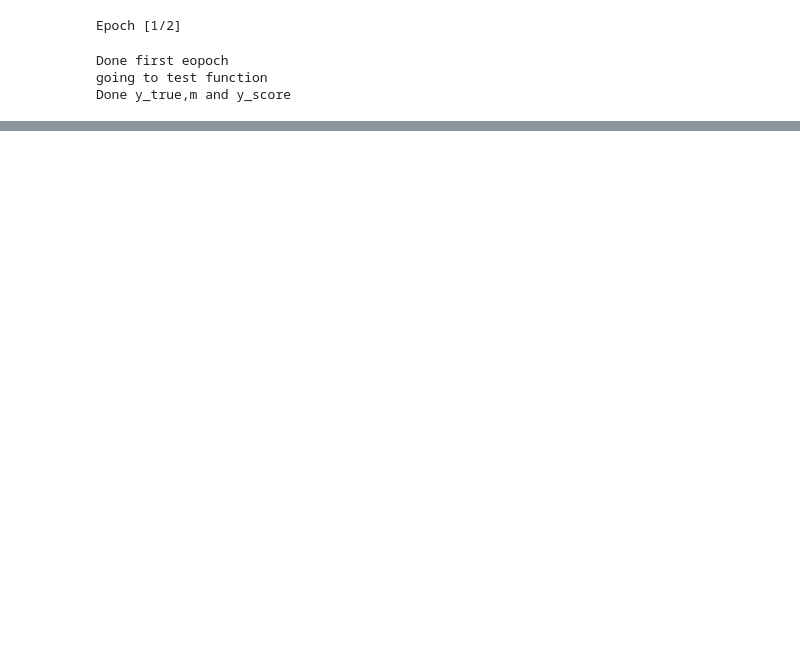
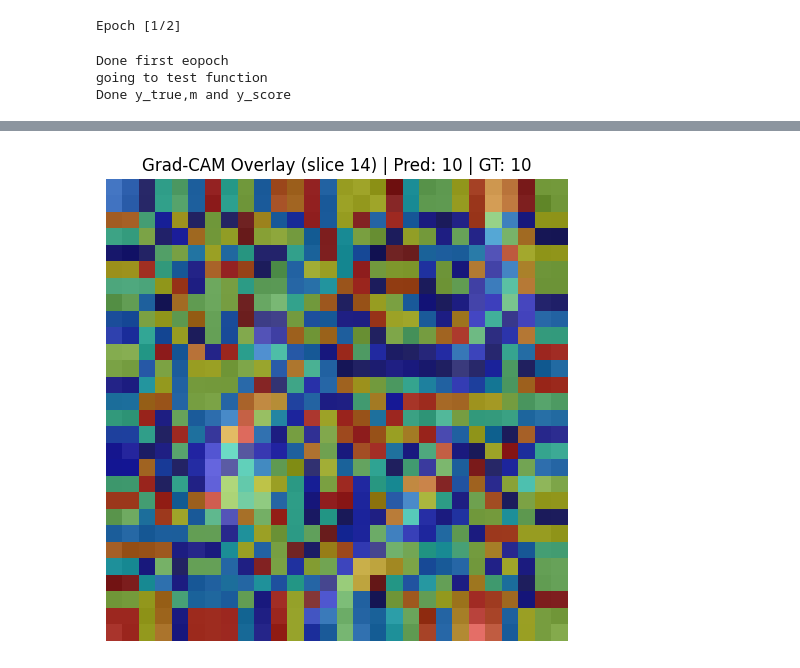
Before and after one commit to Manasa0120/Med-ViT-3D, a Jupyter notebook: Final_code.ipynb, the cells around one changed output, grey strips where cells are left out. Cells and saved outputs as stored; diff of their text form; code cells hidden in the pictures; blank space fills up the shorter version.

Commit message:
final code add in auto train

```diff
--- a/Final_code.ipynb
+++ b/Final_code.ipynb
@@ -422,13 +502,17 @@ n_classes
 # %%
+
 history = training_and_record(
     model_class=MedViT_small,
-    model_name="MedViT_retinamnist",
-    NUM_EPOCHS=2,
-    lr=0.001,
+    model_name=f"MedViT2D_{data_flag}",
+    NUM_EPOCHS=NUM_EPOCHS,
+    lr=lr,
     momentum=0.9,
     train_loader=train_loader,
     train_loader_at_eval=train_loader_at_eval,
-    test_loader=test_loader
+    test_loader=test_loader,
+    n_classes = n_classes,
+    task = task,
+    step_count = 40
 )
 # %% [output]
 initialize_weights...
@@ -888,4 +986,4 @@ def training_and_record(model_class, model_name, NUM_EPOCHS, lr, momentum, train
         pd.DataFrame(history).to_csv(f"./history_record/{model_name}.csv", index=False)
 
     print("✅ Training complete.")
-    return history
+    return history, model
@@ -894,11 +996,11 @@ def training_and_record(model_class, model_name, NUM_EPOCHS, lr, momentum, train
 import os
 import pandas as pd
 os.environ['CUDA_LAUNCH_BLOCKING'] = '1'
-history = training_and_record(
+history, model = training_and_record(
     model_class=MedViT3D_small,
     model_name="MedViT3D_organmnist3d",
-    NUM_EPOCHS=10,
-    lr=0.001,
+    NUM_EPOCHS=NUM_EPOCHS,
+    lr=lr,
     momentum=0.9,
     train_loader=train_loader,
     train_loader_at_eval=train_loader_at_eval,
@@ -924,0 +1106,71 @@ Done y_true,m and y_score
+# %%
+import torch
+import torch.nn.functional as F
+import matplotlib.pyplot as plt
+from torchvision.transforms.functional import to_pil_image
+from torchcam.methods import GradCAM
+from torchcam.utils import overlay_mask
+
+# === Setup ===
+device = "cuda" if torch.cuda.is_available() else "cpu"
+model.eval().to(device)
+
+# === Choose target layer for GradCAM ===
+target_layer = 'ltb3.conv.0'  # Change if needed
+cam_extractor = GradCAM(model, target_layer=target_layer)
+
+# === Load 1 test sample ===
+inputs, targets = next(iter(test_loader))
+input_tensor = inputs[0].unsqueeze(0).to(device)  # [1, 1, D, H, W]
+true_label = targets[0].item()
+
+# === Forward pass & CAM extraction ===
+with torch.set_grad_enabled(True):
+    scores = model(input_tensor)
+    pred_class = scores.argmax(dim=1).item()
+    cams = cam_extractor(pred_class, scores)  # list of CAMs
+
+# === Get the CAM tensor ===
+cam = cams[0]  # Could be [1, D, H, W] or [D, H, W]
+if cam.dim() == 3:
+    cam = cam.unsqueeze(0).unsqueeze(0)  # → [1, 1, D, H, W]
+elif cam.dim() == 4:
+    cam = cam.unsqueeze(0)               # → [1, 1, D, H, W]
+# Else: already fine
+
+# === Interpolate CAM to input shape ===
+target_shape = input_tensor.shape[2:]  # [D, H, W]
+cam_upsampled = F.interpolate(cam, size=target_shape, mode="trilinear", align_corners=False)
+
+cam_volume = cam_upsampled.squeeze().cpu()  # [D, H, W]
+
+# === Get input volume ===
+input_volume = input_tensor.squeeze().cpu()  # [D, H, W]
+
+# === Pick a middle slice ===
+slice_idx = input_volume.shape[0] // 2
+input_slice = input_volume[slice_idx]  # [H, W]
+cam_slice = cam_volume[slice_idx]      # [H, W]
+
+# === Normalize both slices ===
+input_norm = (input_slice - input_slice.min()) / (input_slice.max() - input_slice.min() + 1e-6)
+cam_norm = (cam_slice - cam_slice.min()) / (cam_slice.max() - cam_slice.min() + 1e-6)
+
+# === Convert to PIL images ===
+input_pil = to_pil_image(input_slice)
+cam_pil = to_pil_image(cam_slice)
+
+# Convert grayscale input to RGB for overlay
+input_pil = input_pil.convert("RGB")
+
+# === Overlay CAM ===
+overlay = overlay_mask(input_pil, cam_pil, alpha=0.5)
+
+# === Plot ===
+plt.figure(figsize=(6, 6))
+plt.imshow(overlay)
+plt.title(f"Grad-CAM Overlay (slice {slice_idx}) | Pred: {pred_class} | GT: {target_class}")
+plt.axis("off")
+plt.show()
+# %% [output]
+[figure, added]
```
Also changed, not shown: parts of 48 cells of this notebook.
